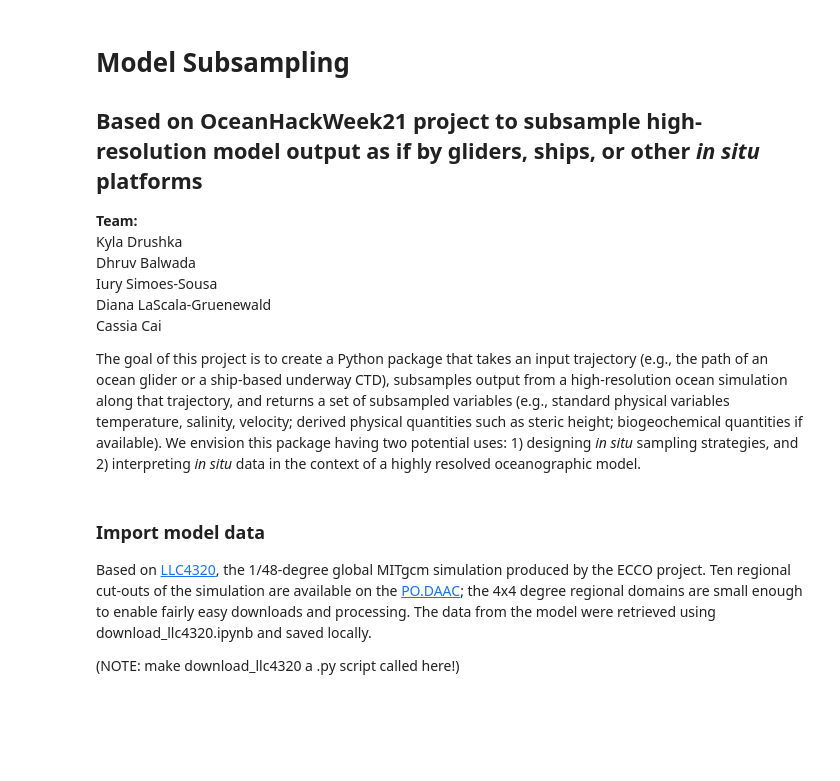
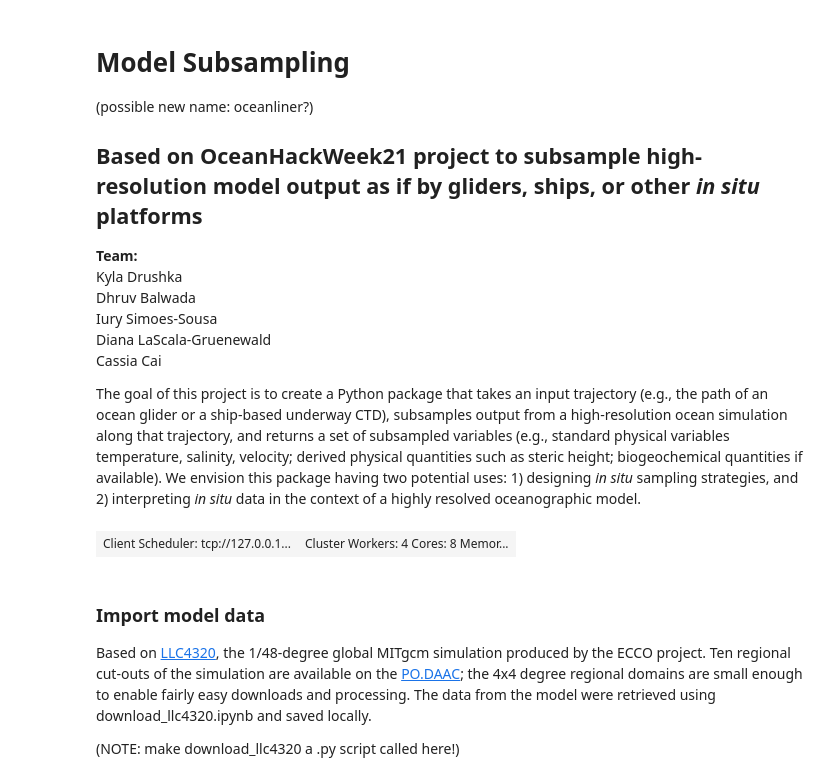
Before and after one commit to kdrushka/model-subsampling, a Jupyter notebook: final_project_updated.ipynb, the cells around one changed output. Saved outputs shown, nothing was run; the diff lists cells and outputs as text; code cells hidden in the pictures; blank space fills up the shorter version.

```diff
--- a/final_project_updated.ipynb
+++ b/final_project_updated.ipynb
@@ -1,5 +1,6 @@
 # %% [markdown]
 # Model Subsampling
+(possible new name: oceanliner?)
 
 ## Based on OceanHackWeek21 project to subsample high-resolution model output as if by gliders, ships, or other *in situ* platforms
 
@@ -14,28 +15,37 @@ The goal of this project is to create a Python package that takes an input traje
 # %%
 ## Imports
 
 # Native packages
 from math import radians, degrees, sin, cos, asin, acos, sqrt
 
 # Third-party packages for data manipulation
 import numpy as np
 import pandas as pd
 import xarray as xr
 
 # Third-party packages for data interpolation
 from scipy import interpolate
 from xgcm import Grid
 
 # Third-party packages for data visualizations
 import matplotlib.pyplot as plt
 from mpl_toolkits import mplot3d
 from mpl_toolkits.mplot3d import axes3d
 
 # define functions:
 # great circle distance (from Jake Steinberg) (move this to the top?)
 def great_circle(lon1, lat1, lon2, lat2):
     lon1, lat1, lon2, lat2 = map(radians, [lon1, lat1, lon2, lat2])
     return 6371 * (acos(sin(lat1) * sin(lat2) + cos(lat1) * cos(lat2) * cos(lon1 - lon2)))
+
+# dask:
+import dask
+from dask.diagnostics import ProgressBar
+from dask.distributed import Client
+client = Client()
+display(client)
+# %% [output]
+| Client Scheduler: tcp://127.0.0.1... | Cluster Workers: 4 Cores: 8 Memor... |
 # %% [markdown]
 ### Import model data
 
```
Also changed, not shown: parts of 13 cells of this notebook.
